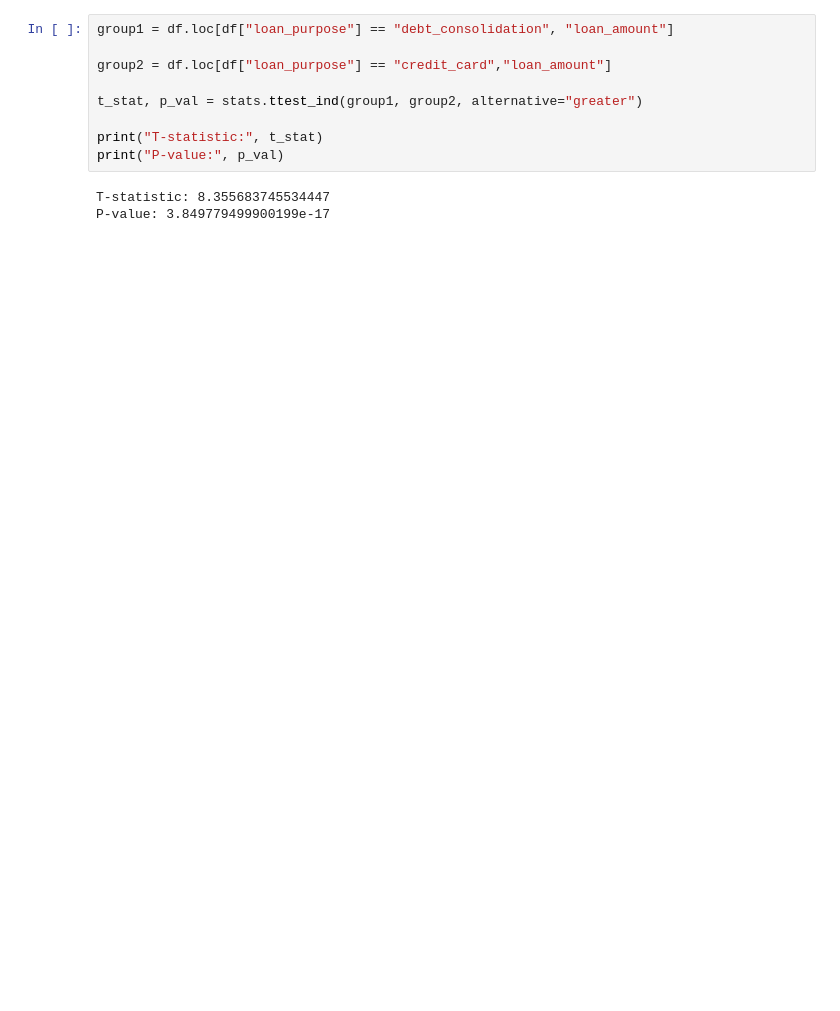
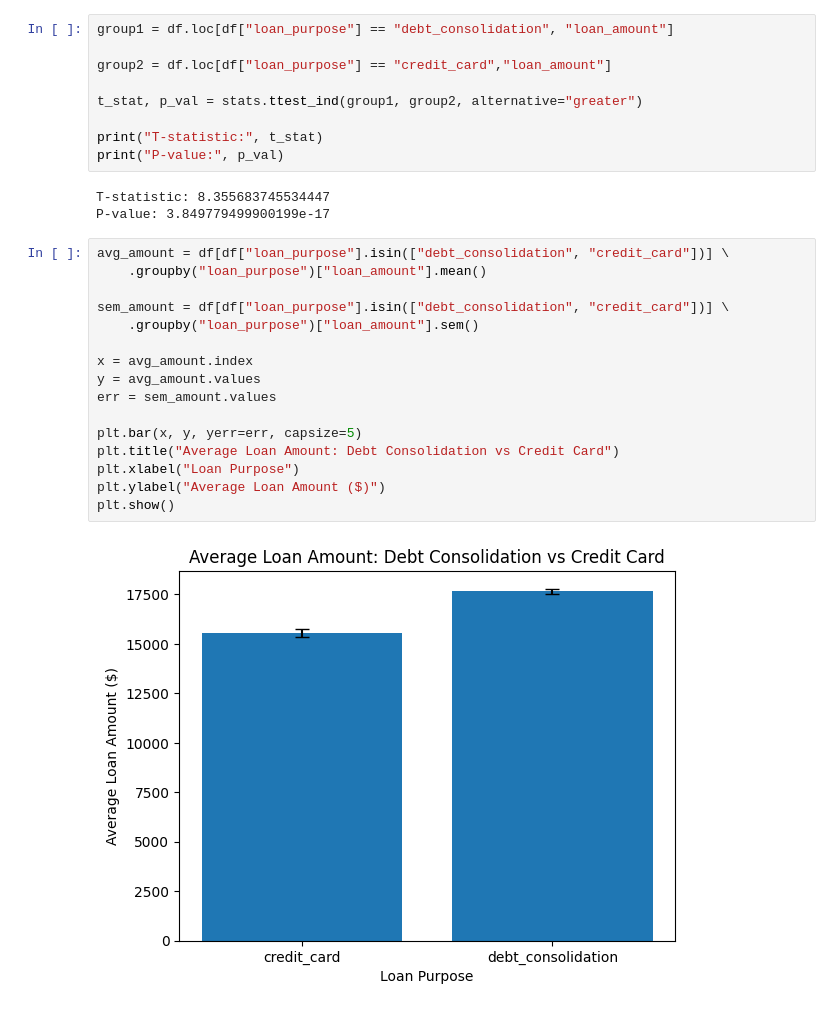
Before and after one commit to ronin552/myname-ronin, a Jupyter notebook: ronin123123123123.ipynb, the cells around one changed output. Cells and saved outputs as stored; diff of their text form; blank space fills up the shorter version.

```diff
--- a/ronin123123123123.ipynb
+++ b/ronin123123123123.ipynb
@@ -119,3 +135,21 @@ print("P-value:", p_val)
 # %% [output]
 T-statistic: 8.355683745534447
 P-value: 3.849779499900199e-17
+# %%
+avg_amount = df[df["loan_purpose"].isin(["debt_consolidation", "credit_card"])] \
+    .groupby("loan_purpose")["loan_amount"].mean()
+
+sem_amount = df[df["loan_purpose"].isin(["debt_consolidation", "credit_card"])] \
+    .groupby("loan_purpose")["loan_amount"].sem()
+
+x = avg_amount.index
+y = avg_amount.values
+err = sem_amount.values
+
+plt.bar(x, y, yerr=err, capsize=5)
+plt.title("Average Loan Amount: Debt Consolidation vs Credit Card")
+plt.xlabel("Loan Purpose")
+plt.ylabel("Average Loan Amount ($)")
+plt.show()
+# %% [output]
+[figure, added]
```
Also changed, not shown: parts of 2 cells of this notebook.
